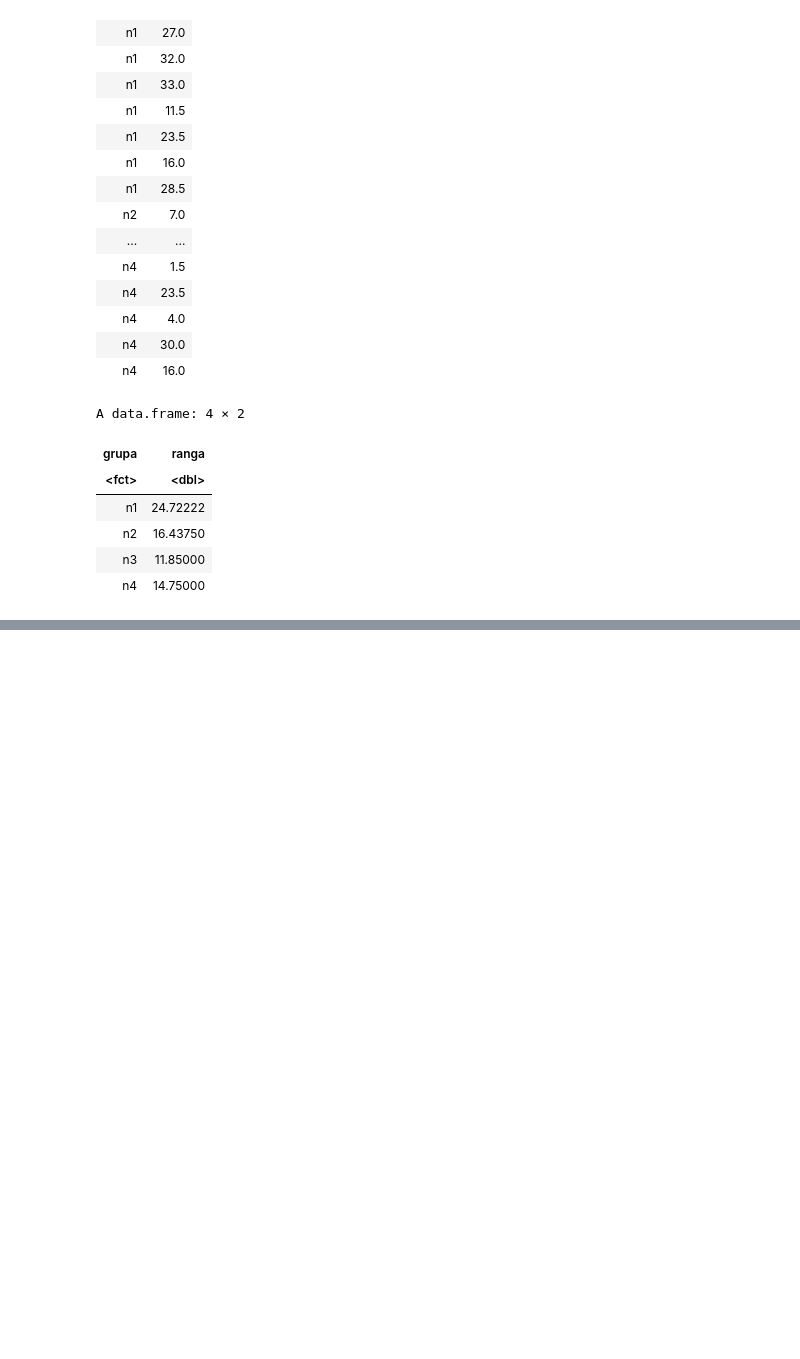
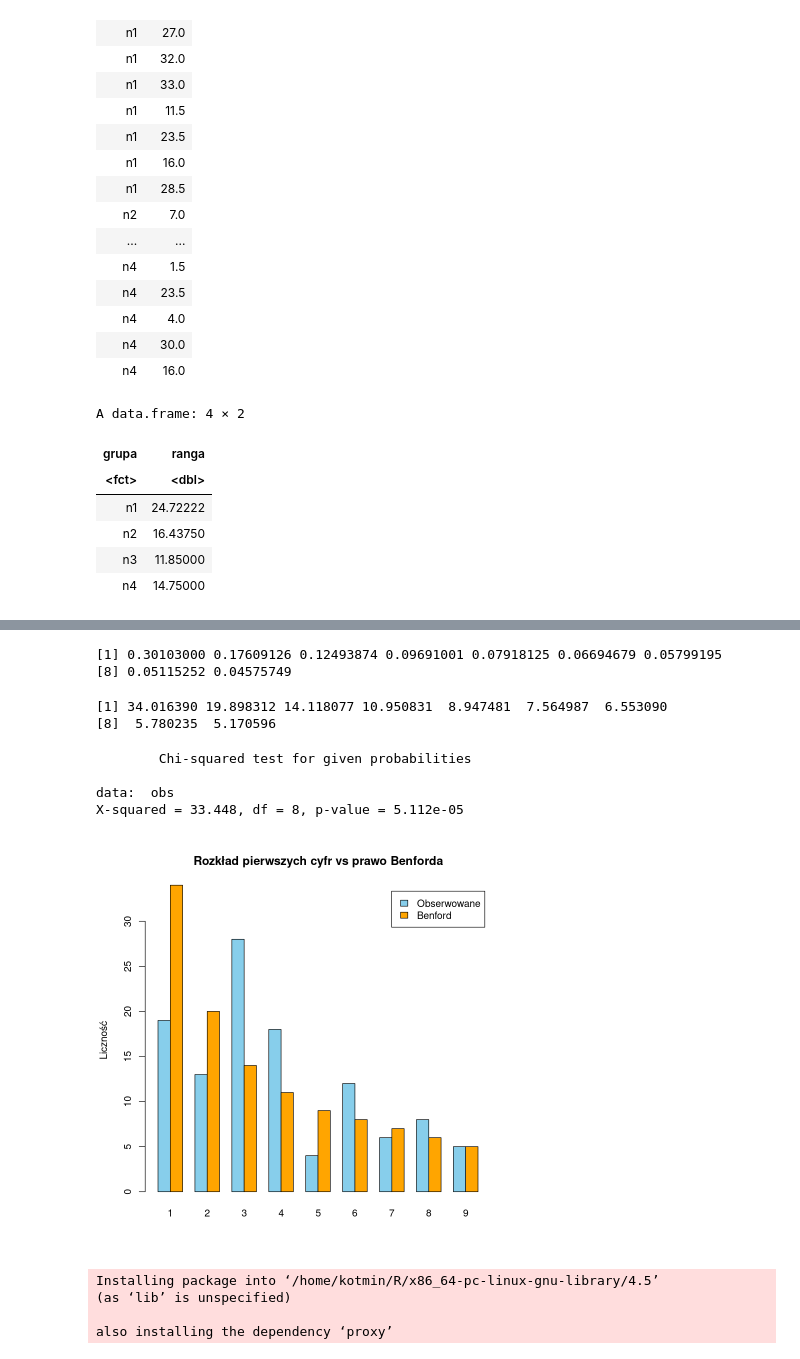
Before and after one commit to Kotmin/R-Planowanie-Eksperymentu, a Jupyter notebook: Zadania.ipynb, the cells around one changed output, grey strips where cells are left out. Cells and saved outputs as stored; diff of their text form; code cells hidden in the pictures; blank space fills up the shorter version.

```diff
--- a/Zadania.ipynb
+++ b/Zadania.ipynb
@@ -438,0 +472,4 @@ Co potwierdza wynik testu Kruskala-Wallisa oraz jego interpretację z części [
+# %%
+# Benford
+# Pierwsza cyfra
+pierwsze_cyfry <- as.numeric(substring(as.character(x), 1, 1))
@@ -438,0 +483,2 @@ Co potwierdza wynik testu Kruskala-Wallisa oraz jego interpretację z części [
+# %%
+obs <- table(factor(pierwsze_cyfry, levels = 1:9))
@@ -438,0 +490,39 @@ Co potwierdza wynik testu Kruskala-Wallisa oraz jego interpretację z części [
+# %%
+# Warunki
+# teoretyczne wystąpienie pierwszych cyfr
+benford_probs <- log10(1 + 1 / (1:9))
+# %%
+benford_probs
+# %% [output]
+[1] 0.30103000 0.17609126 0.12493874 0.09691001 0.07918125 0.06694679 0.05799195
+[8] 0.05115252 0.04575749
+# %%
+# liczności
+exp <- benford_probs * length(x)
+# %%
+exp
+# %% [output]
+[1] 34.016390 19.898312 14.118077 10.950831  8.947481  7.564987  6.553090
+[8]  5.780235  5.170596
+# %%
+chisq.test(x = obs, p = benford_probs, rescale.p = TRUE)
+# %% [output]
+        Chi-squared test for given probabilities
+
+data:  obs
+X-squared = 33.448, df = 8, p-value = 5.112e-05
+# %%
+barplot(rbind(obs, round(exp)),
+        beside = TRUE, col = c("skyblue", "orange"),
+        names.arg = 1:9, legend = c("Obserwowane", "Benford"),
+        main = "Rozkład pierwszych cyfr vs prawo Benforda",
+        ylab = "Liczność")
+# %% [output]
+[figure, added]
+# %%
+install.packages("e1071")
+# %% [output]
+Installing package into ‘/home/kotmin/R/x86_64-pc-linux-gnu-library/4.5’
+(as ‘lib’ is unspecified)
+
+also installing the dependency ‘proxy’
```
Also changed, not shown: parts of 30 cells of this notebook, 1 other file.
